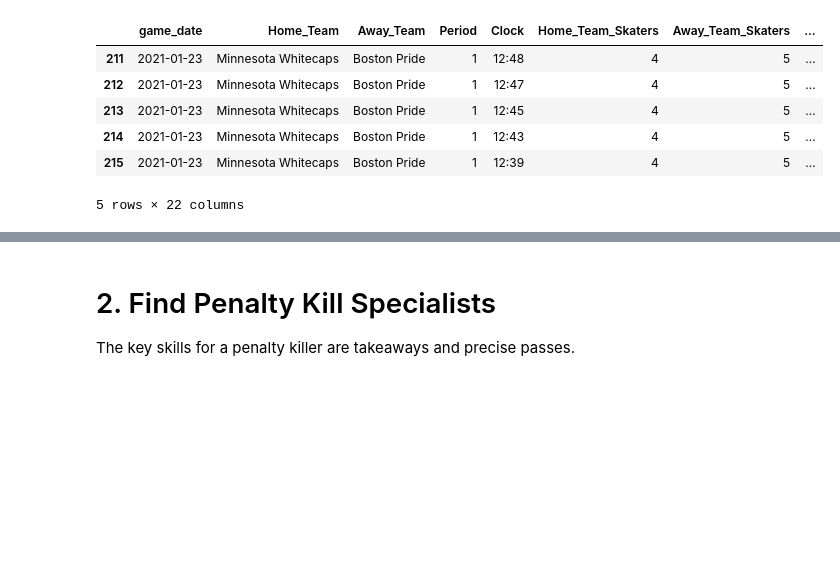
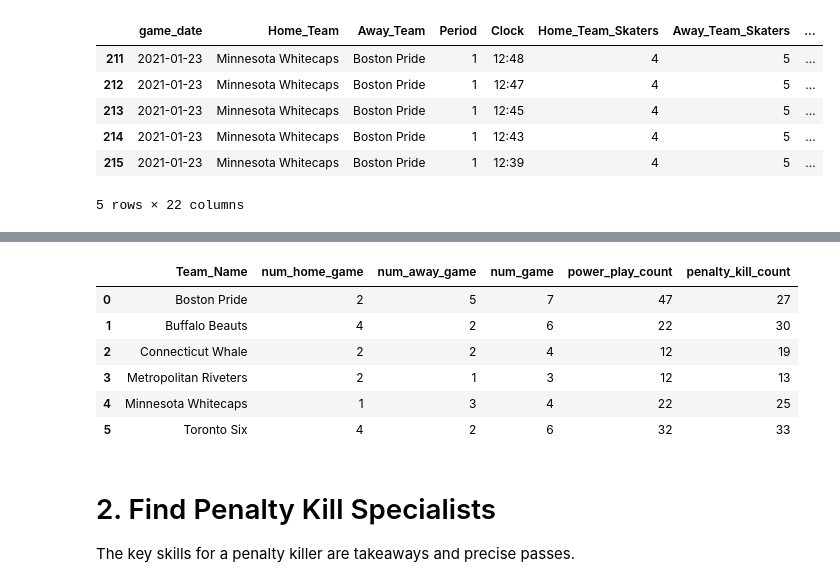
Before and after one commit to tassadaryl/Team-Orange-Rotman-2022Datathon, a Jupyter notebook: specialists.ipynb, the cells around one changed output, grey strips where cells are left out. Saved outputs shown, nothing was run; the diff lists cells and outputs as text; code cells hidden in the pictures; blank space fills up the shorter version.

```diff
--- a/specialists.ipynb
+++ b/specialists.ipynb
@@ -80,13 +81,17 @@ df.head(5)
 | 215 | 2021-01-23 | Minnesota Whitecaps | Boston Pride | 1 | 12:39 | 4 | 5 | ... |
 5 rows × 22 columns
 # %%
-# add a column "is_power_play" to indicate whether the event happening belongs to a power play or penalty kill
+# add a column "is_power_play_event" to indicate whether the event happening belongs to a power play or penalty kill
 # 1 for power play,
 # 0 for penalty kill
-df['is_power_play'] = np.where(
+df['is_power_play_event'] = np.where(
     ((df['Home_Team'] == df['Team']) & (df["Home_Team_Skaters"] > df["Away_Team_Skaters"])) |
     ((df['Away_Team'] == df['Team']) & (df["Home_Team_Skaters"] < df["Away_Team_Skaters"])),
     1, 0)
+# %%
+# add two columns to indicate which team is in power play
+df["Power_Play_Team"] = np.where(df["Home_Team_Skaters"] > df["Away_Team_Skaters"], df["Home_Team"], df["Away_Team"])
+df["Penalty_Kill_Team"] = np.where(df["Home_Team_Skaters"] > df["Away_Team_Skaters"], df["Away_Team"], df["Home_Team"])
 # %%
 df.tail()
 # %% [output]
@@ -100,2 +105,4 @@ df.tail()
 # %%
 # count the number of power play and penalty kill period for each team
+df_power_play_count = df.groupby("Power_Play_Team").penalty_period.nunique().reset_index().rename(columns={"penalty_period": "power_play_count"})
+df_penalty_count = df.groupby("Penalty_Kill_Team").penalty_period.nunique().reset_index().rename(columns={"penalty_period": "penalty_kill_count"})
@@ -102,3 +119,17 @@ df.tail()
+# %%
+# update team info frame with power play and penalty kill count
+df_team_info = pd.merge(df_team_info, df_power_play_count, left_on="Team_Name", right_on="Power_Play_Team", )
+df_team_info = pd.merge(df_team_info, df_penalty_count, left_on="Team_Name", right_on="Penalty_Kill_Team", )
+df_team_info = df_team_info[["Team_Name", "num_home_game", "num_away_game", "num_game", "power_play_count", "penalty_kill_count"]]
+df_team_info
+# %% [output]
+|  | Team_Name | num_home_game | num_away_game | num_game | power_play_count | penalty_kill_count |
+| 0 | Boston Pride | 2 | 5 | 7 | 47 | 27 |
+| 1 | Buffalo Beauts | 4 | 2 | 6 | 22 | 30 |
+| 2 | Connecticut Whale | 2 | 2 | 4 | 12 | 19 |
+| 3 | Metropolitan Riveters | 2 | 1 | 3 | 12 | 13 |
+| 4 | Minnesota Whitecaps | 1 | 3 | 4 | 22 | 25 |
+| 5 | Toronto Six | 4 | 2 | 6 | 32 | 33 |
 # %% [markdown]
 # 2. Find Penalty Kill Specialists
  The key skills for a penalty killer are takeaways and precise passes.
```
Also changed, not shown: parts of 6 cells of this notebook.
